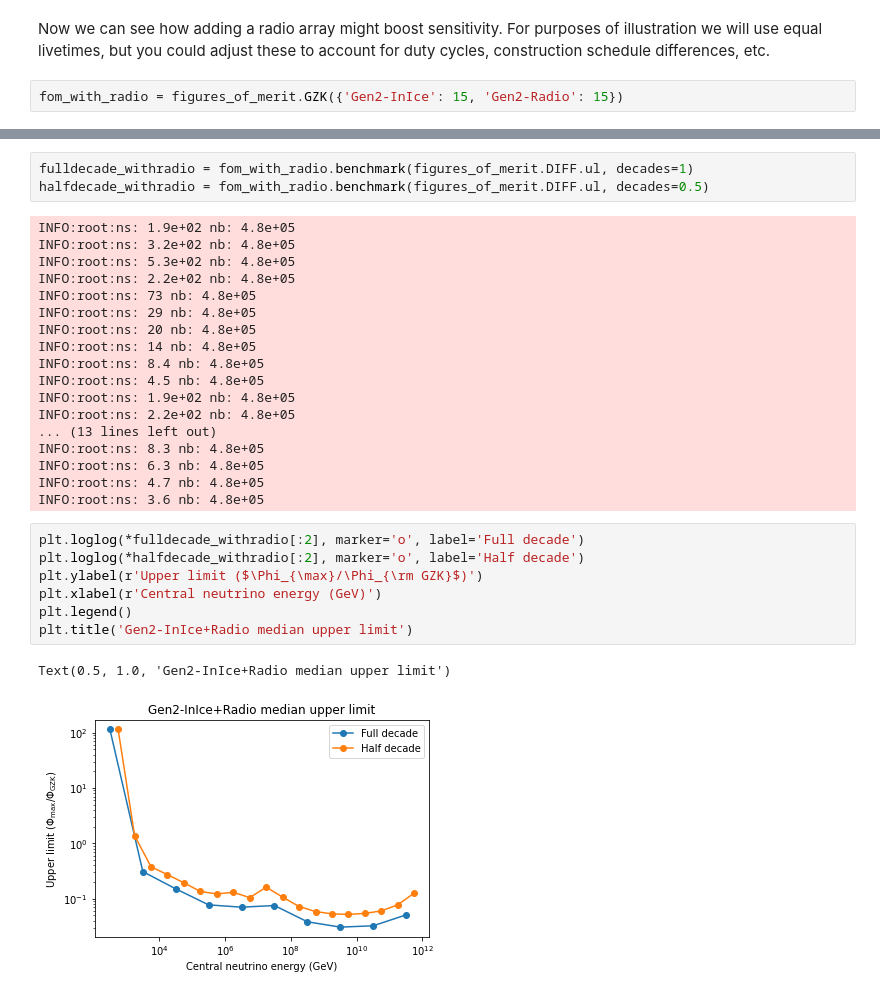
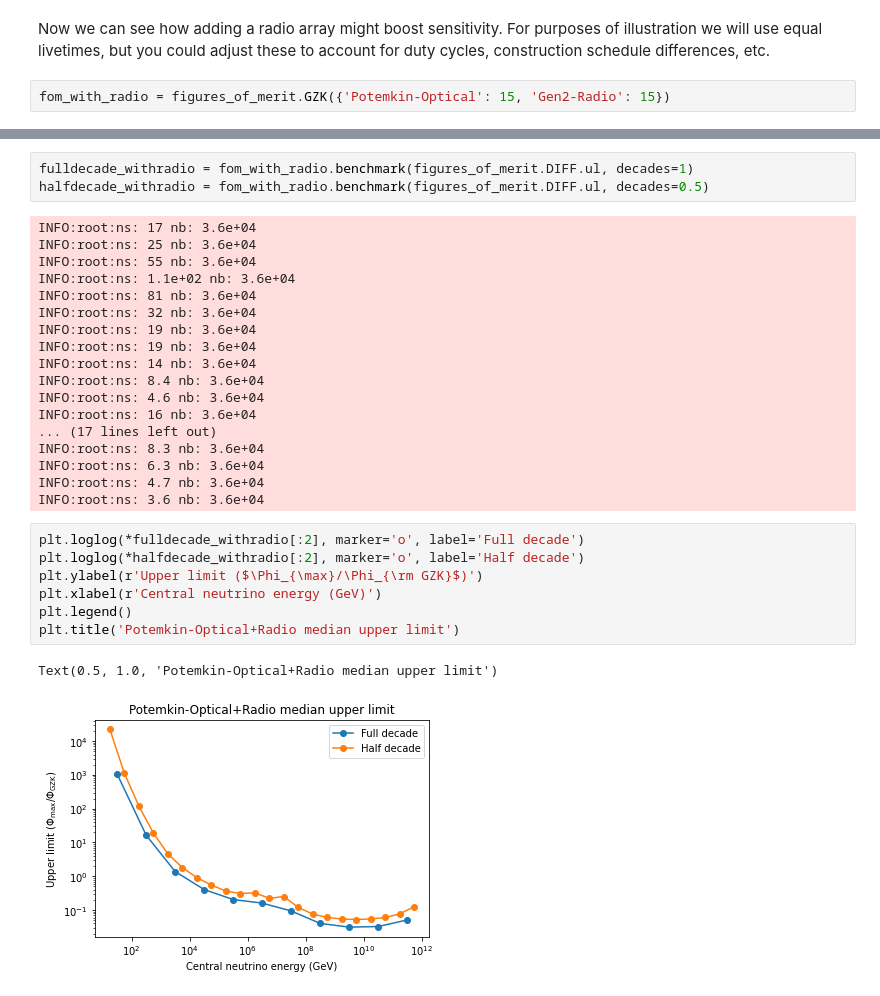
Before and after one commit to icecube/toise, a Jupyter notebook: notebooks/tutorials/001 - Gen2 analysis tutorial.ipynb, the cells around one changed output, grey strips where cells are left out. Cells and saved outputs as stored; diff of their text form.

```diff
--- a/notebooks/tutorials/001 - Gen2 analysis tutorial.ipynb
+++ b/notebooks/tutorials/001 - Gen2 analysis tutorial.ipynb
@@ -198,4 +198,4 @@ Text(0.5, 1.0, 'Gen2-InIce median upper limit')
 # %% [markdown]
 Now we can see how adding a radio array might boost sensitivity. For purposes of illustration we will use equal livetimes, but you could adjust these to account for duty cycles, construction schedule differences, etc.
 # %%
-fom_with_radio = figures_of_merit.GZK({'Gen2-InIce': 15, 'Gen2-Radio': 15})
+fom_with_radio = figures_of_merit.GZK({'Potemkin-Optical': 15, 'Gen2-Radio': 15})
@@ -221,30 +203,30 @@ Done: cleaning up
 fulldecade_withradio = fom_with_radio.benchmark(figures_of_merit.DIFF.ul, decades=1)
 halfdecade_withradio = fom_with_radio.benchmark(figures_of_merit.DIFF.ul, decades=0.5)
 # %% [output]
-INFO:root:ns: 1.9e+02 nb: 4.8e+05
-INFO:root:ns: 3.2e+02 nb: 4.8e+05
-INFO:root:ns: 5.3e+02 nb: 4.8e+05
-INFO:root:ns: 2.2e+02 nb: 4.8e+05
-INFO:root:ns: 73 nb: 4.8e+05
-INFO:root:ns: 29 nb: 4.8e+05
-INFO:root:ns: 20 nb: 4.8e+05
-INFO:root:ns: 14 nb: 4.8e+05
-INFO:root:ns: 8.4 nb: 4.8e+05
-INFO:root:ns: 4.5 nb: 4.8e+05
-INFO:root:ns: 1.9e+02 nb: 4.8e+05
-INFO:root:ns: 2.2e+02 nb: 4.8e+05
-... (13 lines left out)
-INFO:root:ns: 8.3 nb: 4.8e+05
-INFO:root:ns: 6.3 nb: 4.8e+05
-INFO:root:ns: 4.7 nb: 4.8e+05
-INFO:root:ns: 3.6 nb: 4.8e+05
+INFO:root:ns: 17 nb: 3.6e+04
+INFO:root:ns: 25 nb: 3.6e+04
+INFO:root:ns: 55 nb: 3.6e+04
+INFO:root:ns: 1.1e+02 nb: 3.6e+04
+INFO:root:ns: 81 nb: 3.6e+04
+INFO:root:ns: 32 nb: 3.6e+04
+INFO:root:ns: 19 nb: 3.6e+04
+INFO:root:ns: 19 nb: 3.6e+04
+INFO:root:ns: 14 nb: 3.6e+04
+INFO:root:ns: 8.4 nb: 3.6e+04
+INFO:root:ns: 4.6 nb: 3.6e+04
+INFO:root:ns: 16 nb: 3.6e+04
+... (17 lines left out)
+INFO:root:ns: 8.3 nb: 3.6e+04
+INFO:root:ns: 6.3 nb: 3.6e+04
+INFO:root:ns: 4.7 nb: 3.6e+04
+INFO:root:ns: 3.6 nb: 3.6e+04
 # %%
 plt.loglog(*fulldecade_withradio[:2], marker='o', label='Full decade')
 plt.loglog(*halfdecade_withradio[:2], marker='o', label='Half decade')
 plt.ylabel(r'Upper limit ($\Phi_{\max}/\Phi_{\rm GZK}$)')
 plt.xlabel(r'Central neutrino energy (GeV)')
 plt.legend()
-plt.title('Gen2-InIce+Radio median upper limit')
+plt.title('Potemkin-Optical+Radio median upper limit')
 # %% [output]
-Text(0.5, 1.0, 'Gen2-InIce+Radio median upper limit')
+Text(0.5, 1.0, 'Potemkin-Optical+Radio median upper limit')
-[figure, old version]
+[figure, new version]
```
Also changed, not shown: parts of 11 cells of this notebook, 3 other files.
